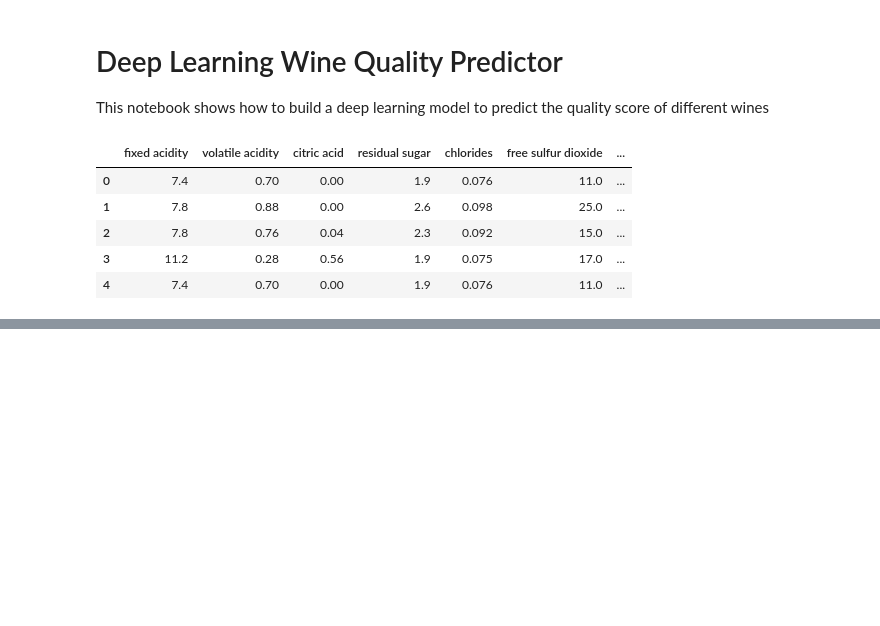
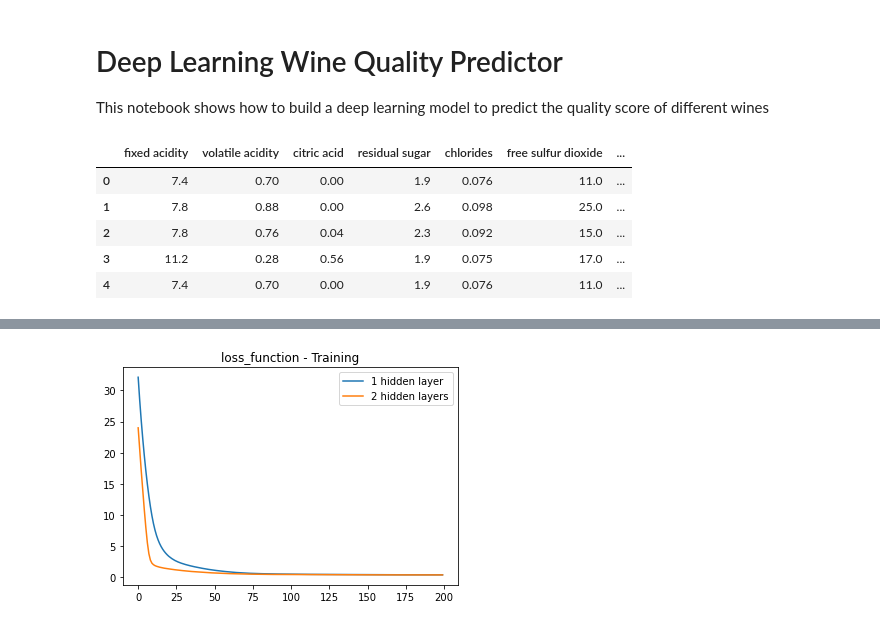
Before and after one commit to jrseti/dataviz, a Jupyter notebook: modules/module19/deeplearning.ipynb, the cells around one changed output, grey strips where cells are left out. Cells and saved outputs as stored; diff of their text form; code cells hidden in the pictures; blank space fills up the shorter version.

```diff
--- a/modules/module19/deeplearning.ipynb
+++ b/modules/module19/deeplearning.ipynb
@@ -25,0 +96,21 @@ df.head()
+# %%
+# Define the model - deep neural net
+number_input_features = 11
+hidden_nodes_layer1 = 8
+hidden_nodes_layer2 = 4
+
+nn = Sequential()
+# First hidden layer
+nn.add(
+    Dense(units=hidden_nodes_layer1, input_dim=number_input_features, activation="relu")
+)
+# Second hidden layer
+nn.add(Dense(units=hidden_nodes_layer2, activation="relu"))
+# Output layer
+nn.add(Dense(units=1, activation="linear"))
+# %%
+# Compile model
+nn.compile(loss="mean_squared_error", optimizer="adam", metrics=["mse"])
+
+# Fit the model
+model_2 = nn.fit(X, y, validation_split=0.3, epochs=200)
@@ -25,0 +135,8 @@ df.head()
+# %%
+plt.plot(model_1.history["loss"])
+plt.plot(model_2.history["loss"])
+plt.title("loss_function - Training")
+plt.legend(["1 hidden layer", "2 hidden layers"])
+plt.show()
+# %% [output]
+[figure, added]
```
Also changed, not shown: parts of 12 cells of this notebook, 2 other files.
